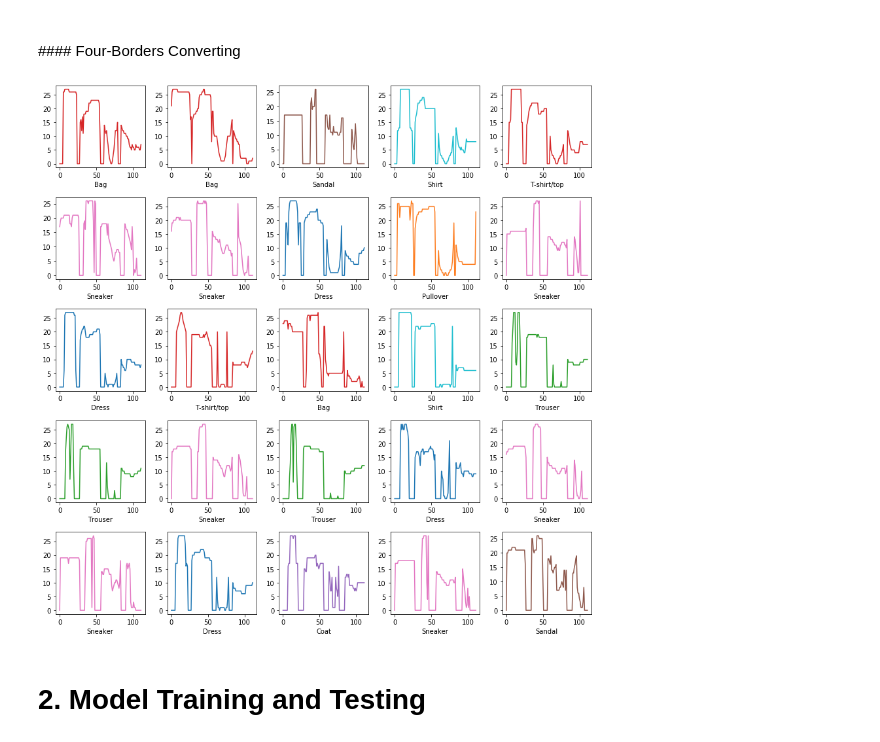
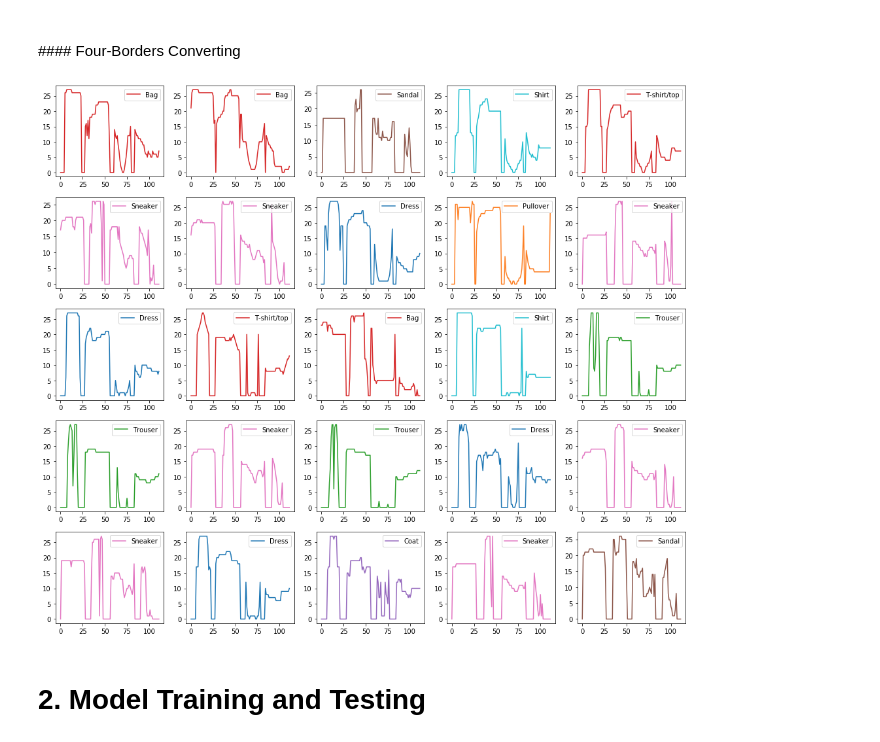
Before and after one commit to neungkl/fashion-mnist-to-time-series, a Jupyter notebook: src/fashion-mnist-to-time-series.ipynb, the cells around one changed output. Cells and saved outputs as stored; diff of their text form; code cells hidden in the pictures.

```diff
--- a/src/fashion-mnist-to-time-series.ipynb
+++ b/src/fashion-mnist-to-time-series.ipynb
@@ -56,7 +56,7 @@ for i in range(20):
 def conv_x_scale(data):
     return np.average(data, axis=0)
 # %%
-plt.figure(figsize=(12,10))
+plt.figure(figsize=(14,12))
 
 colors = ['#D62728','#2C9F2C','#FD7F23','#1F77B4','#9467BD',
           '#8C564A','#1FBECF','#E377C2']
@@ -65,7 +65,7 @@ for i in range(25):
     linear = conv_x_scale(x_train_small[i])
     color = colors[y_train_small[i] % len(colors)]
     plt.subplot(5, 5, i+1)
-    plt.plot(linear, color=color)
-    plt.xlabel(labels_map[y_train_small[i]])
+    plt.plot(linear, color=color, label=labels_map[y_train_small[i]])
+    plt.legend(loc='lower right')
     plt.tight_layout()
 # %% [output]
@@ -77,13 +77,13 @@ for i in range(25):
 def conv_y_scale(data):
     return np.average(data, axis=1)
 # %%
-plt.figure(figsize=(11,10))
+plt.figure(figsize=(14,12))
 
 for i in range(25):
     linear = conv_y_scale(x_train_small[i])
     color = colors[y_train_small[i] % len(colors)]
     plt.subplot(5, 5, i+1)
-    plt.plot(linear, color=color)
-    plt.xlabel(labels_map[y_train_small[i]])
+    plt.plot(linear, color=color, label=labels_map[y_train_small[i]])
+    plt.legend(loc='lower right')
     plt.tight_layout()
 # %% [output]
@@ -116,17 +116,17 @@ def conv_four_borders(data):
 
     return np.concatenate([up, right, down, left])
 # %%
-plt.figure(figsize=(12,12))
+plt.figure(figsize=(14,12))
 
 for i in range(25):
     four_border = conv_four_borders(x_train_small[i])
     color = colors[y_train_small[i] % len(colors)]
     plt.subplot(5, 5, i+1)
-    plt.plot(four_border, color=color)
-    plt.xlabel(labels_map[y_train_small[i]])
+    plt.plot(four_border, color=color, label=labels_map[y_train_small[i]])
+    plt.legend(loc='upper right')
     plt.tight_layout()
 # %% [output]
-[figure, old version]
+[figure, new version]
 # %% [markdown]
 # 2. Model Training and Testing
 # %% [markdown]
```
Also changed, not shown: parts of 2 cells of this notebook.
